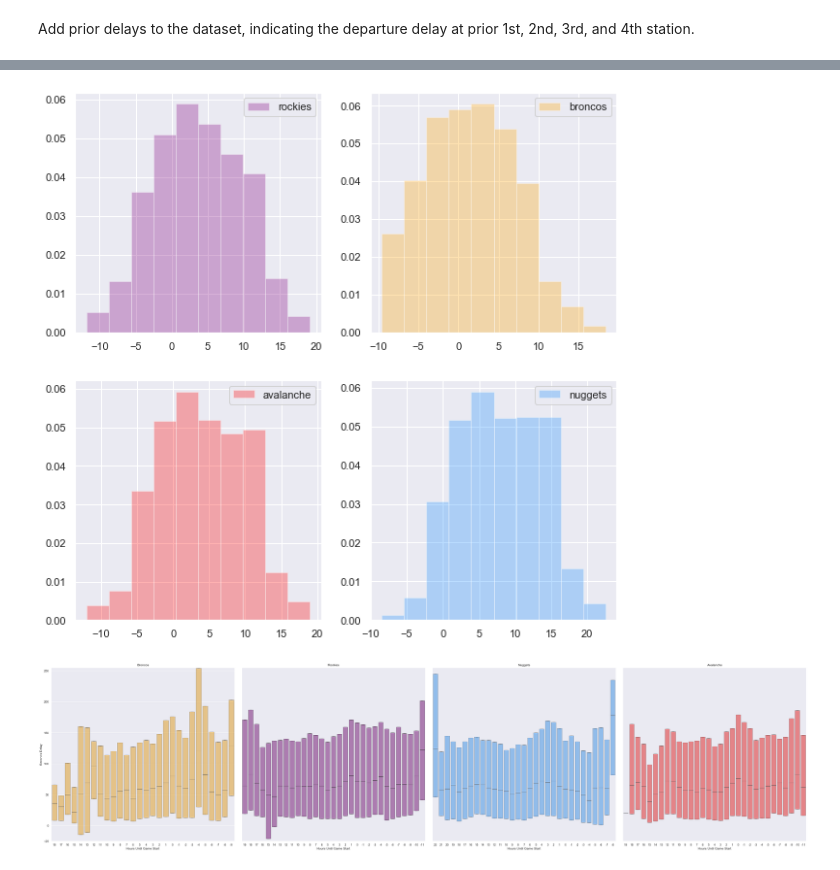
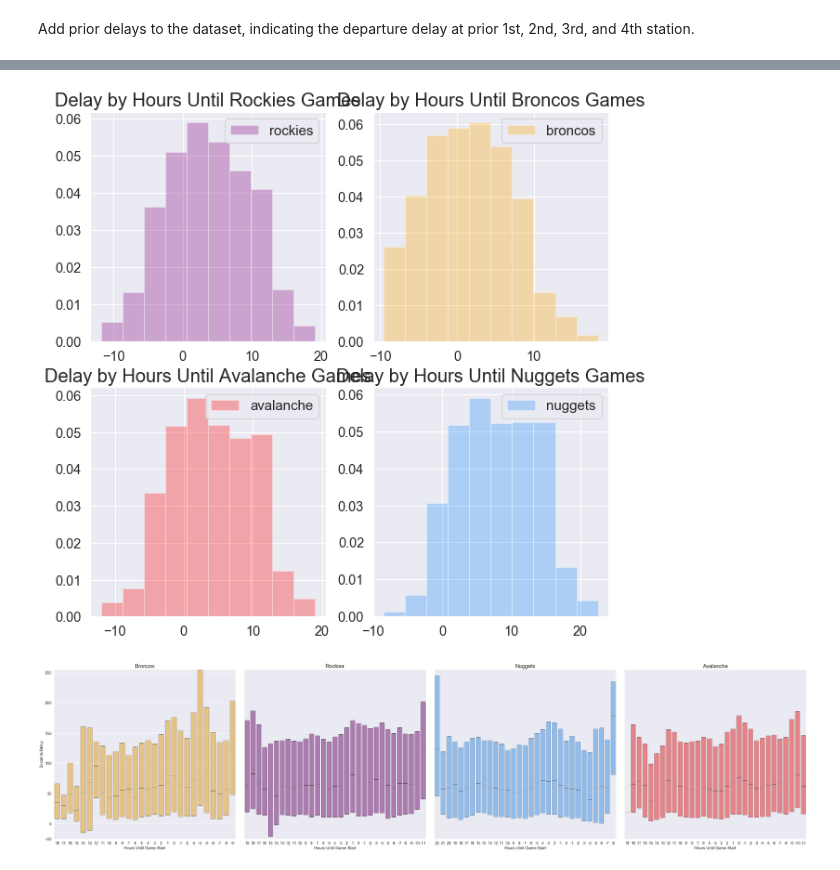
Before and after one commit to jasonsum/Springboard, a Jupyter notebook: RTD_capstone1/modeling.ipynb, the cells around one changed output, grey strips where cells are left out. Drawn from its saved outputs; the diff is of its cells as text; code cells hidden in the pictures.

Commit message:
Update charts with titles

```diff
--- a/RTD_capstone1/modeling.ipynb
+++ b/RTD_capstone1/modeling.ipynb
@@ -20,9 +20,20 @@ from sklearn.metrics import r2_score
 from xgboost.sklearn import XGBRegressor
 import xgboost as xgb
 import sklearn.metrics
+import matplotlib.pylab as pylab
 
 from IPython.core.display import display, HTML
 display(HTML("<style>.container { width:100% !important; }</style>"))
+
+# Plotting defaults
+params = {'legend.fontsize': 15,
+         'axes.labelsize': 15,
+         'axes.titlesize':20,
+         'xtick.labelsize':'large',
+         'ytick.labelsize':'large',
+         'legend.title_fontsize': 15
+         }
+pylab.rcParams.update(params)
 # %%
 # Prior data wrangling notebook ends with a csv save of train_master dataset. Load dataset here.
 train_csv = "train_master.csv"
@@ -142,21 +176,25 @@ for team in sports:
 # %%
 # Ensure hours until sporting events doesn't introduce any anamolies and are somewhat evenly distributed or bell shaped as expected
 plt.figure(figsize=(10,10))
 plt.subplot(2,2,1)
 plt.hist(train_X['HOURS_TIL_ROCKIES'].loc[train_X['HOURS_TIL_ROCKIES']!=100000], color='purple', alpha = 0.3, label='rockies', density=True)
+plt.title('Delay by Hours Until Rockies Games')
 plt.legend()
 plt.subplot(2,2,2)
 plt.hist(train_X['HOURS_TIL_BRONCOS'].loc[train_X['HOURS_TIL_BRONCOS']!=100000], color='orange', alpha=0.3,label='broncos', density=True)
+plt.title('Delay by Hours Until Broncos Games')
 plt.legend()
 plt.subplot(2,2,3)
 plt.hist(train_X['HOURS_TIL_AVALANCHE'].loc[train_X['HOURS_TIL_AVALANCHE']!=100000], color='red', alpha = 0.3, label='avalanche', density=True)
+plt.title('Delay by Hours Until Avalanche Games')
 plt.legend()
 plt.subplot(2,2,4)
 plt.hist(train_X['HOURS_TIL_NUGGETS'].loc[train_X['HOURS_TIL_NUGGETS']!=100000], color='dodgerblue', alpha = 0.3, label='nuggets', density=True)
+plt.title('Delay by Hours Until Nuggets Games')
 plt.legend()
 plt.show()
 # %% [output]
-[figure, old version]
+[figure, new version]
 # %%
 plt.subplots(figsize=(40,10))
 col_palette=['orange','purple','dodgerblue','red']
```
Also changed, not shown: parts of 47 cells of this notebook, 4 other files.
